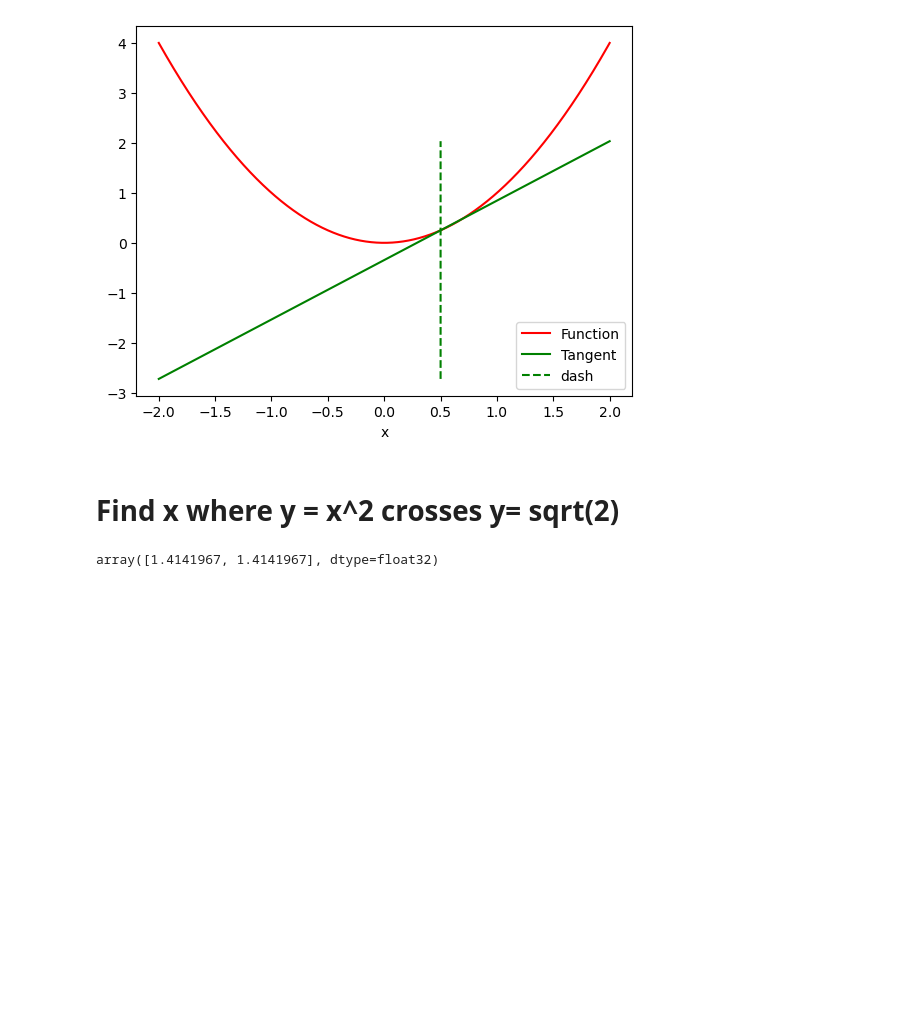
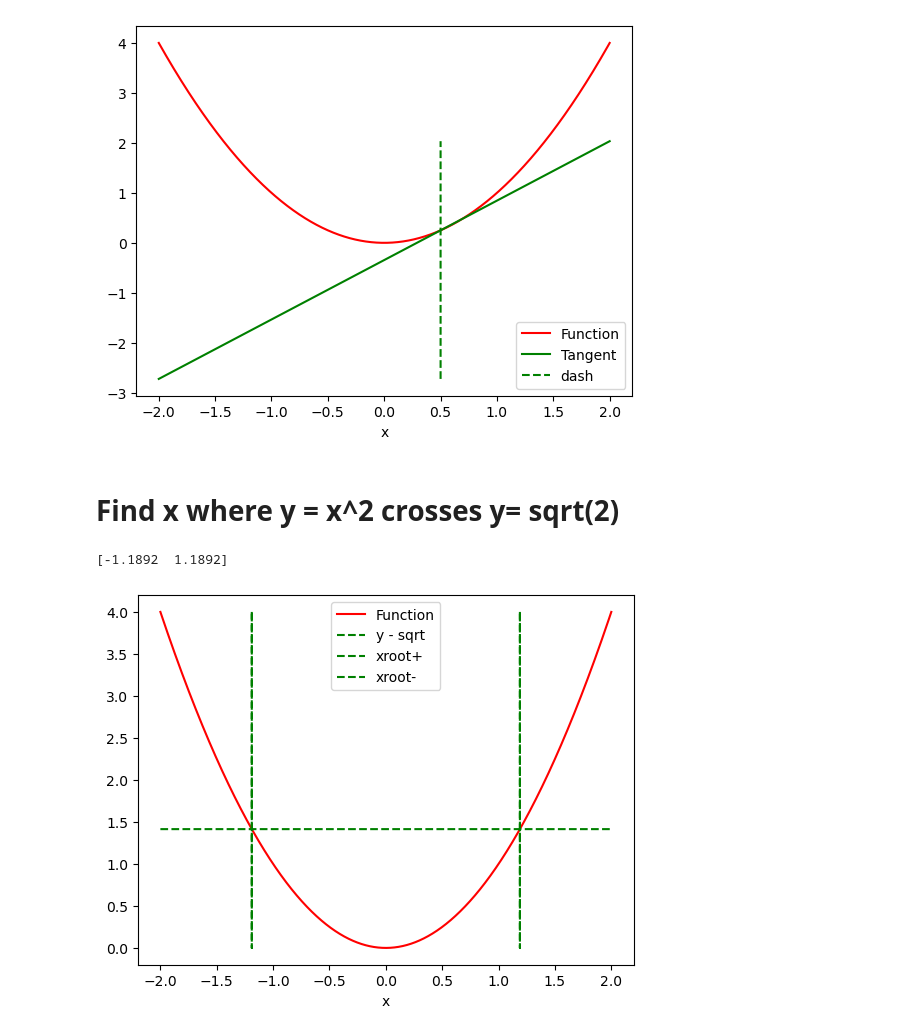
Before and after one commit to zmadscientist/CalculusProblemsPyTorch, a Jupyter notebook: CalculatingDerivativesPyTorch.ipynb, the cells around one changed output. Drawn from its saved outputs; the diff is of its cells as text; code cells hidden in the pictures; blank space fills up the shorter version.

Commit message:
fixed range, added dashed

```diff
--- a/CalculatingDerivativesPyTorch.ipynb
+++ b/CalculatingDerivativesPyTorch.ipynb
@@ -55,7 +55,20 @@ plt.show()
 # %%
 import numpy as np
 
 xroot = x_[np.where(np.abs(y_ - np.sqrt(2)) <.0001)[0]]
-xroot**2
+print(xroot)
+
+function_line, = plt.plot(x.detach().numpy(), Y.detach().numpy(), label = 'Function')
+function_line.set_color("red")
+derivative_line, = plt.plot(x.detach().numpy(), Y.detach().numpy()*0+np.sqrt(2), label = 'y - sqrt', linestyle='dashed')
+derivative_line.set_color("green")
+derivative_line, = plt.plot(x.detach().numpy()*0 + xroot[1], Y.detach().numpy(), label = 'xroot+', linestyle='dashed')
+derivative_line.set_color("green")
+derivative_line, = plt.plot(x.detach().numpy()*0 + xroot[0], Y.detach().numpy(), label = 'xroot-', linestyle='dashed')
+derivative_line.set_color("green")
+plt.xlabel('x')
+plt.legend()
+plt.show()
 # %% [output]
-array([1.4141967, 1.4141967], dtype=float32)
+[-1.1892  1.1892]
+[figure, added]
```
Also changed, not shown: parts of 1 cell of this notebook.
